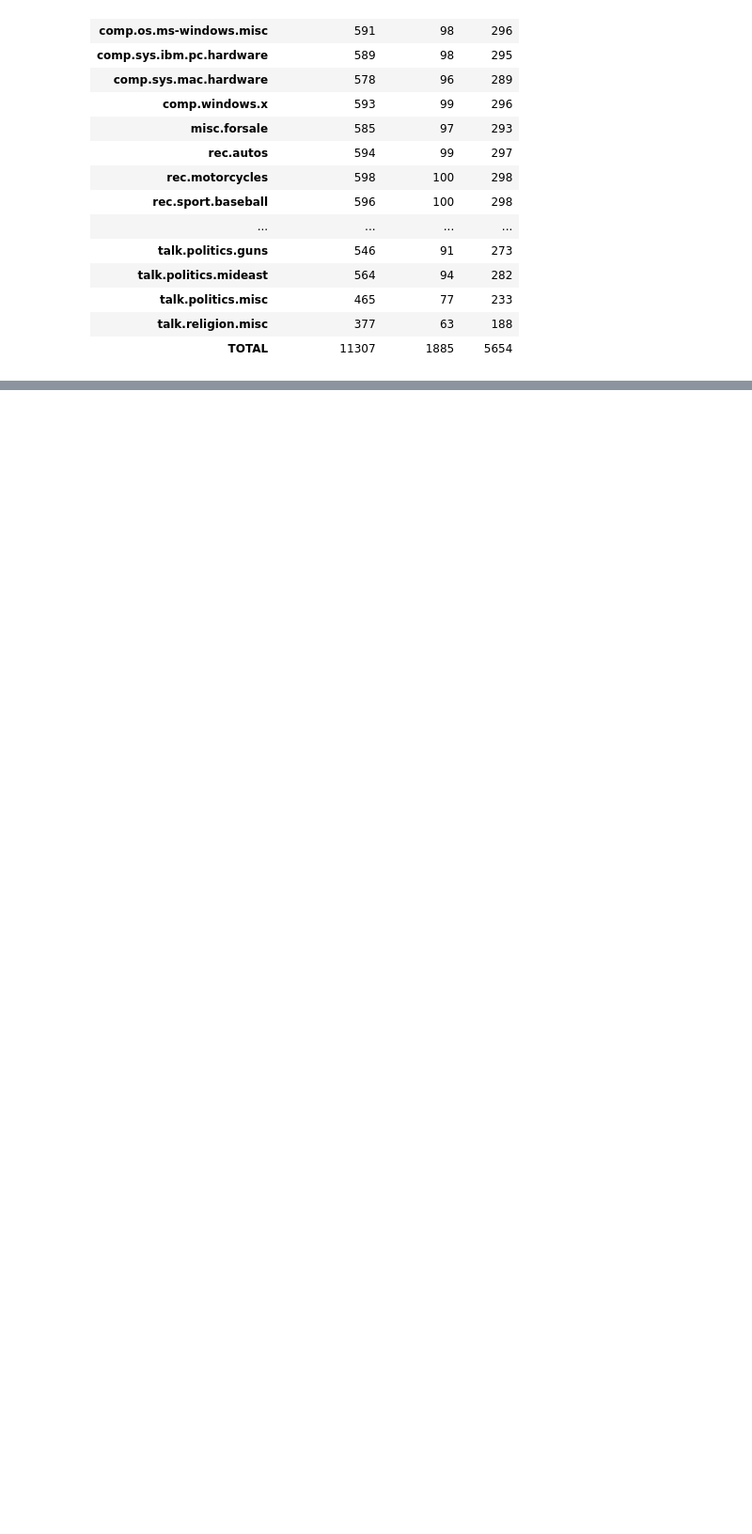
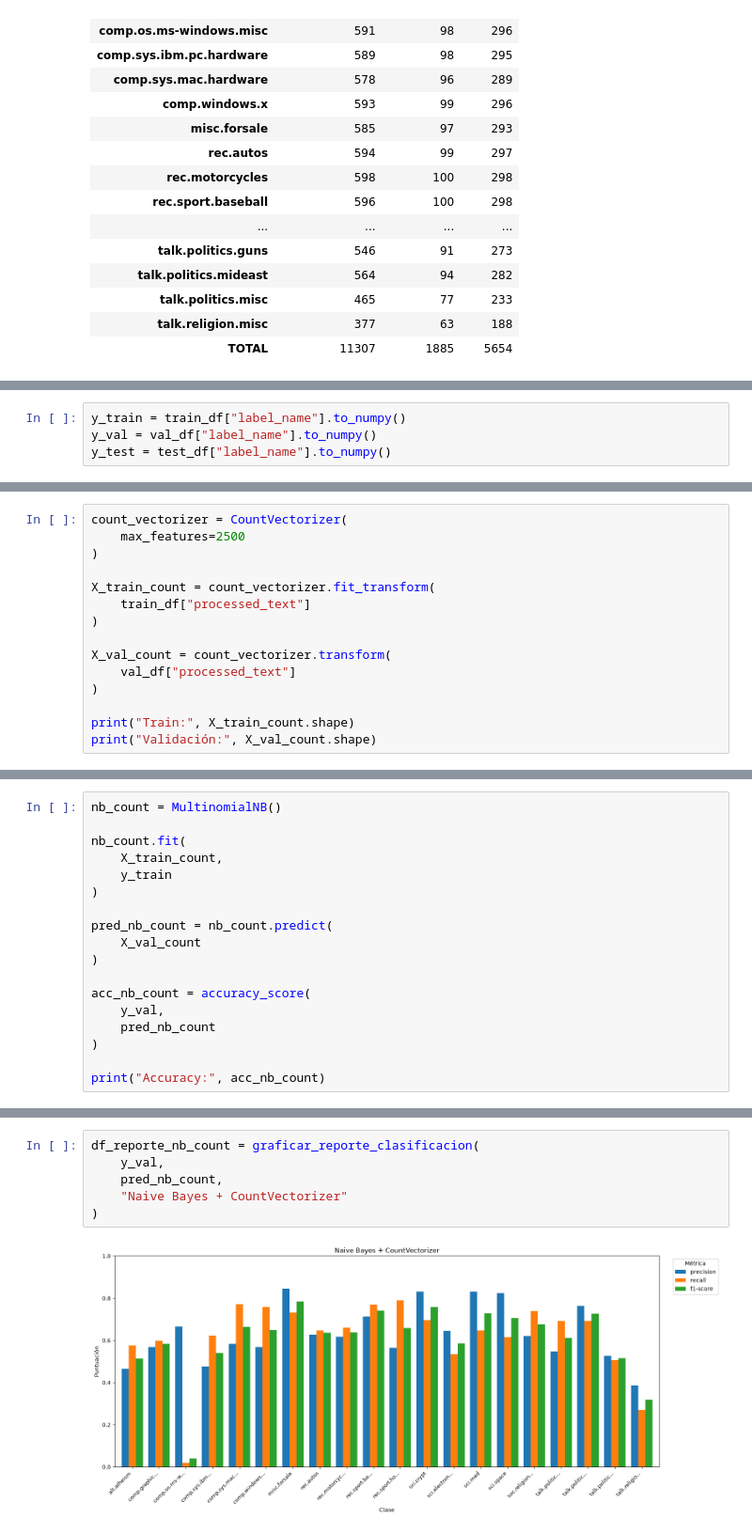
Before and after one commit to Things-I-learn/NLP-ml, a Jupyter notebook: Tarea3/20newsgroups.ipynb, the cells around one changed output, grey strips where cells are left out. Shown at 94% size. Saved outputs shown, nothing was run; the diff lists cells and outputs as text; blank space fills up the shorter version.

```diff
--- a/Tarea3/20newsgroups.ipynb
+++ b/Tarea3/20newsgroups.ipynb
@@ -255,0 +250,4 @@ distribucion
+# %%
+y_train = train_df["label_name"].to_numpy()
+y_val = val_df["label_name"].to_numpy()
+y_test = test_df["label_name"].to_numpy()
@@ -255,0 +309,15 @@ distribucion
+# %%
+count_vectorizer = CountVectorizer(
+    max_features=2500
+)
+
+X_train_count = count_vectorizer.fit_transform(
+    train_df["processed_text"]
+)
+
+X_val_count = count_vectorizer.transform(
+    val_df["processed_text"]
+)
+
+print("Train:", X_train_count.shape)
+print("Validación:", X_val_count.shape)
@@ -255,0 +349,18 @@ distribucion
+# %%
+nb_count = MultinomialNB()
+
+nb_count.fit(
+    X_train_count,
+    y_train
+)
+
+pred_nb_count = nb_count.predict(
+    X_val_count
+)
+
+acc_nb_count = accuracy_score(
+    y_val,
+    pred_nb_count
+)
+
+print("Accuracy:", acc_nb_count)
@@ -255,0 +408,8 @@ distribucion
+# %%
+df_reporte_nb_count = graficar_reporte_clasificacion(
+    y_val,
+    pred_nb_count,
+    "Naive Bayes + CountVectorizer"
+)
+# %% [output]
+[figure, added]
```
Also changed, not shown: parts of 37 cells of this notebook.
